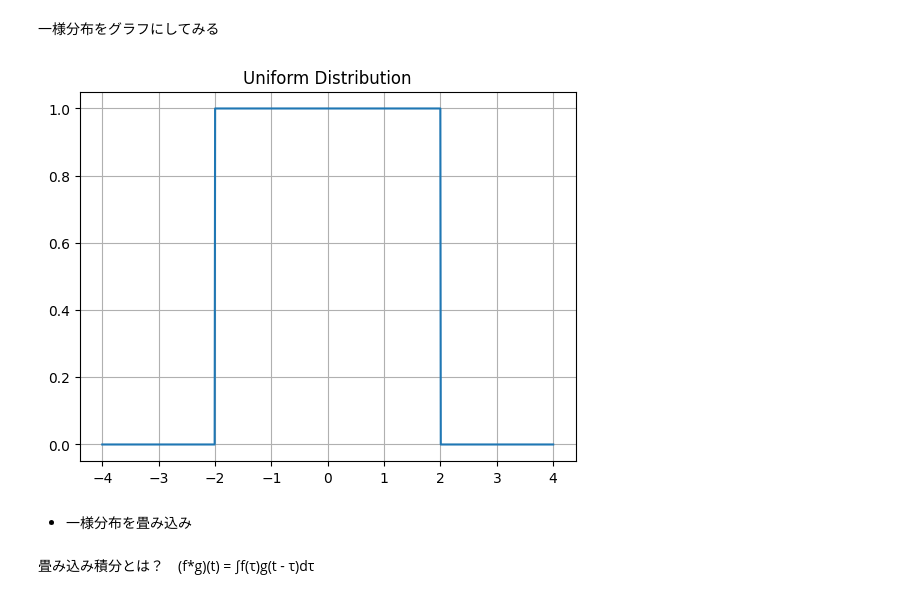
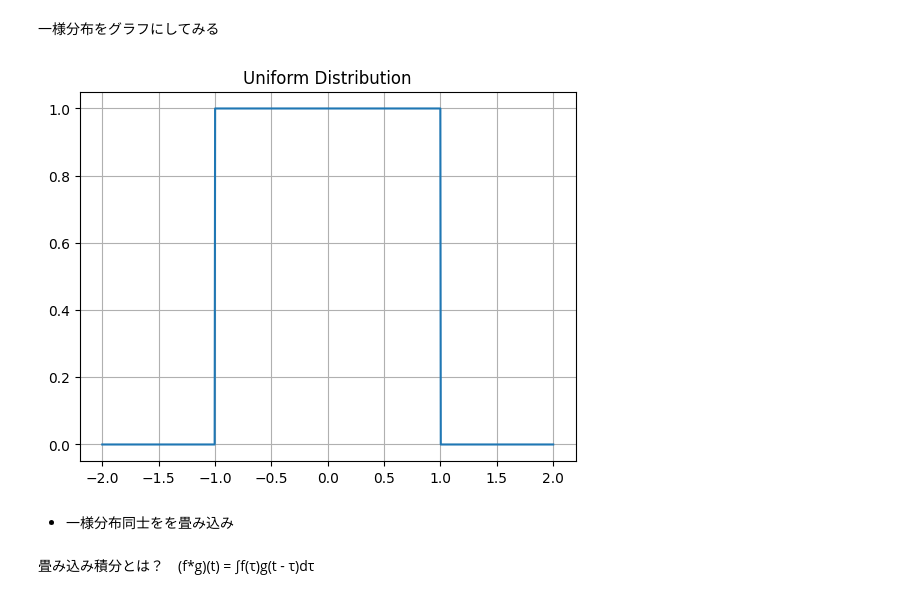
Before and after one commit to jamagiwa/math_visualize, a Jupyter notebook: probability_theory/characteristic_function/convolution.ipynb, the cells around one changed output. Cells and saved outputs as stored; diff of their text form; code cells hidden in the pictures.

```diff
--- a/probability_theory/characteristic_function/convolution.ipynb
+++ b/probability_theory/characteristic_function/convolution.ipynb
@@ -11,31 +11,27 @@
 # %%
 #一様分布
 import numpy as np
 import matplotlib.pyplot as plt
 
-#[a, b]を定義
-a = -2
-b = 2
-
 #グラフの描画
 #x軸の範囲
 #[a, b]を少し広げた範囲までx軸を描画
 #範囲内を1000個の等間隔で分ける
-x = np.linspace(a - 2, b + 2, 1000)
+x = np.linspace(-2, 2, 1000)
 
 #y軸の値の計算
 #条件に基づいて数を返す関数
-y  = np.where(( x >= a) & (x <= b), height, 0)
+y = np.where(np.abs(x) <=1, 1, 0)
 
 #plotの描画
 plt.plot(x, y, label = "Uniform distribution")
 plt.title("Uniform Distribution")
 plt.grid(True)
 plt.show()
 # %% [output]
-[figure, old version]
+[figure, new version]
 # %% [markdown]
-- 一様分布を畳み込み
+- 一様分布同士をを畳み込み
 # %% [markdown]
 畳み込み積分とは？　(f*g)(t) = ∫f(τ)g(t - τ)dτ
 # %%
```
Also changed, not shown: parts of 5 cells of this notebook.
